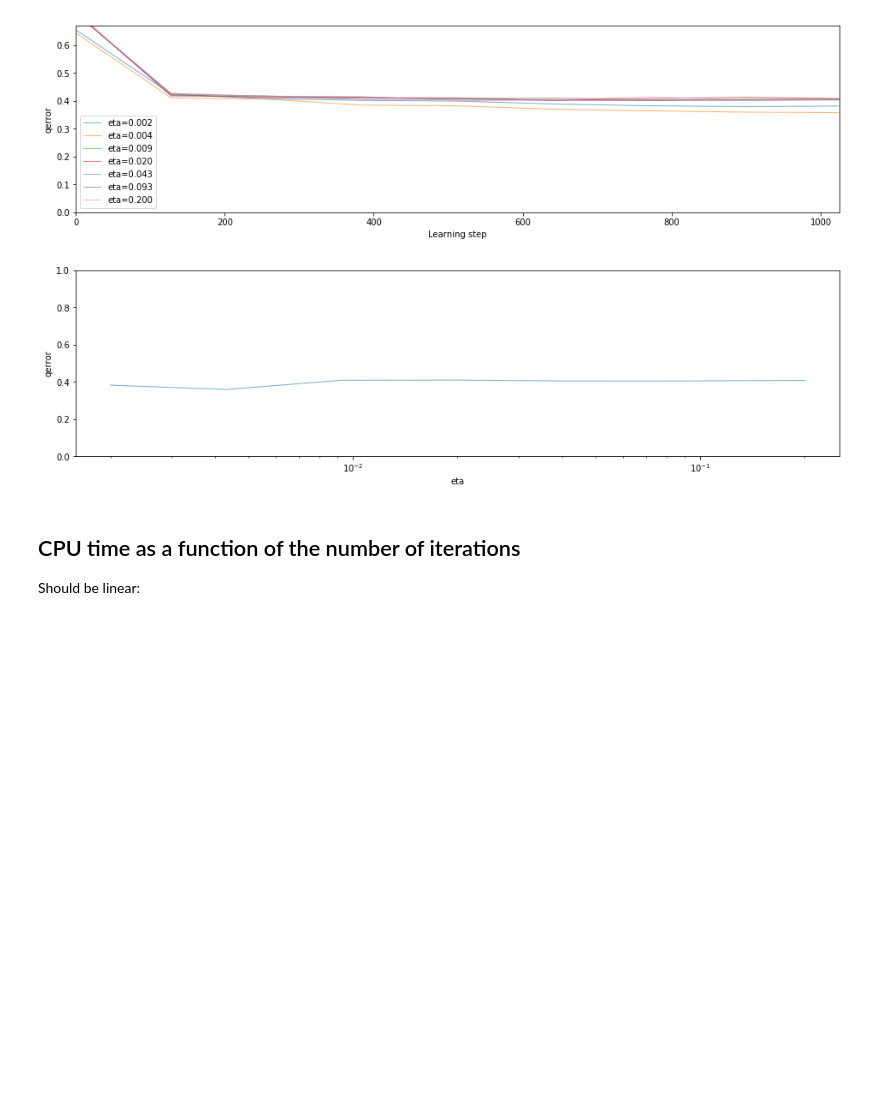
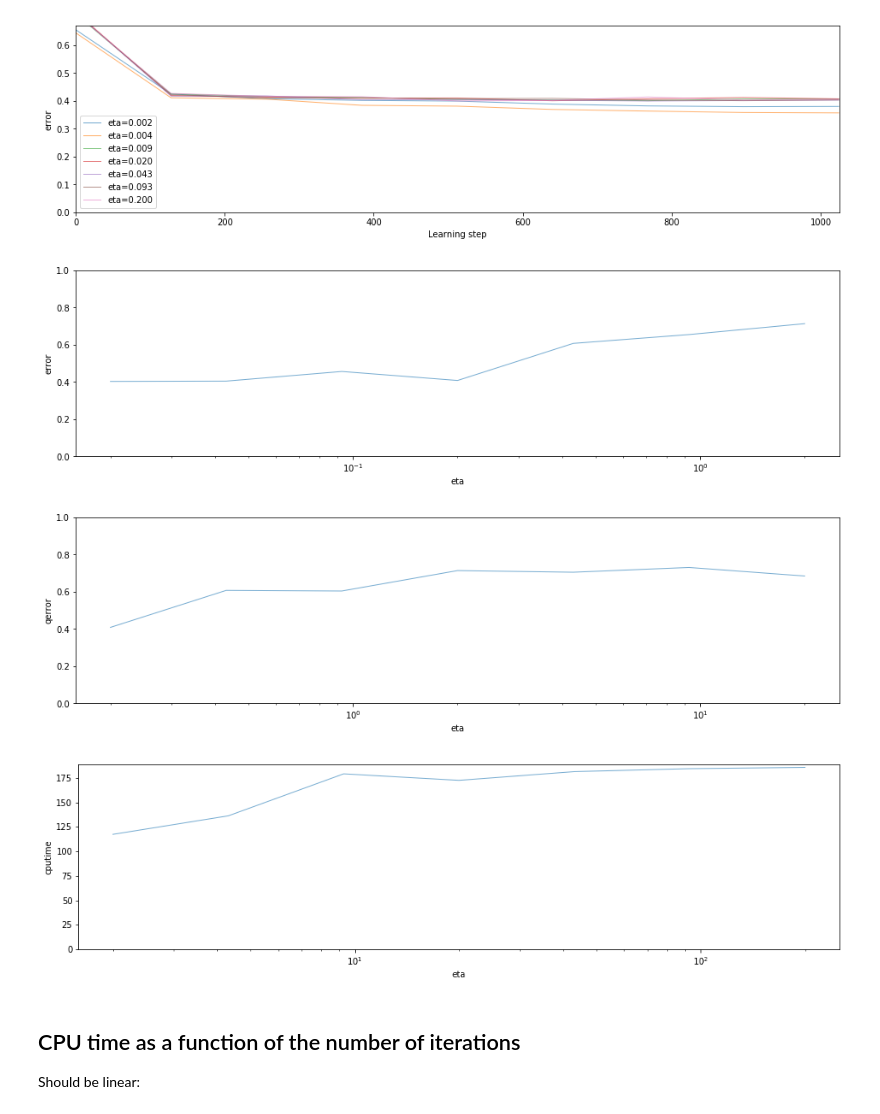
Before and after one commit to bicv/SparseHebbianLearning, a Jupyter notebook: probe/sparsenet-no-homeostasis.ipynb, the cells around one changed output. Cells and saved outputs as stored; diff of their text form; code cells hidden in the pictures; blank space fills up the shorter version.

```diff
--- a/probe/sparsenet-no-homeostasis.ipynb
+++ b/probe/sparsenet-no-homeostasis.ipynb
@@ -16,10 +16,9 @@ import numpy as np
 np.set_printoptions(precision=2, suppress=True)
 # %%
 from shl_scripts.shl_experiments import SHL_set
-
-DEBUG_DOWNSCALE, verbose = 1, 0
-
 tag = 'nohomeo'
-opts = dict(homeo_method='None', DEBUG_DOWNSCALE=DEBUG_DOWNSCALE, verbose=verbose)
+opts = dict(homeo_method='None', verbose=0)
 experiments = SHL_set(opts, tag=tag)
+list_figures=['show_dico']
+list_figures=[]
 # %% [raw]
@@ -44,9 +35,12 @@ fig_error, ax_error = experiments.scan(list_figures=[], display='dynamic')
 # %% [output]
 [figure]
 # %%
-fig, ax = experiments.scan(list_figures=[], display='final')
+for display_variable in ['error', 'qerror', 'cputime']:
+    fig, ax = experiments.scan(vtype='eta', variable='eta', list_figures=[], display='final', display_variable=display_variable)
 # %% [output]
-[figure, old version]
+[figure, new version]
+[figure, added]
+[figure, added]
 # %% [markdown]
 ## CPU time as a function of the number of iterations
 
```
Also changed, not shown: parts of 9 cells of this notebook, 8 other files.
